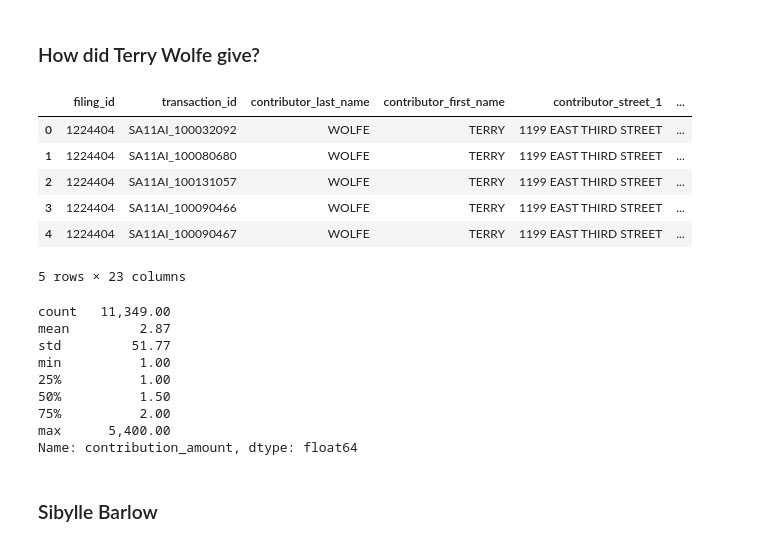
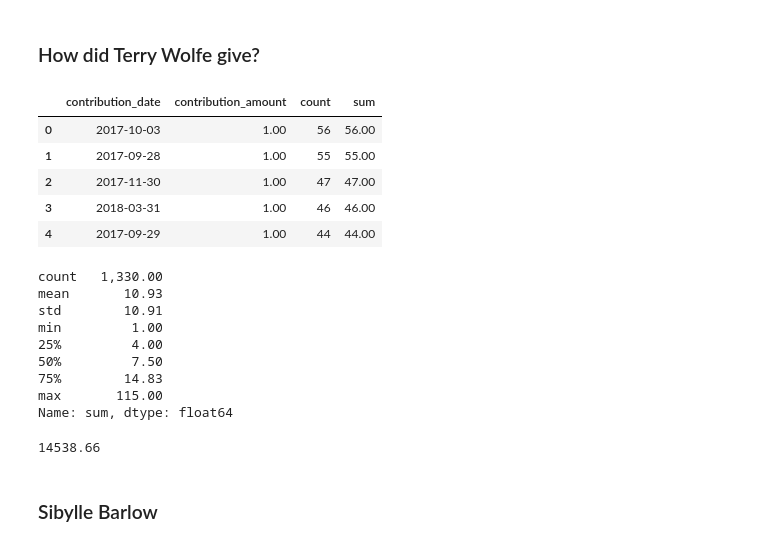
Before and after one commit to PublicI/actblue-analysis, a Jupyter notebook: analysis.ipynb, the cells around one changed output. Drawn from its saved outputs; the diff is of its cells as text; code cells hidden in the pictures.

```diff
--- a/analysis.ipynb
+++ b/analysis.ipynb
@@ -1551,37 +1625,47 @@ Spreadsheet: [actblue_addicts.csv](data/actblue_addicts.csv)
 # %%
 actblue_wolfe = read_or_save(
     'actblue_wolfe',
     lambda: pd.read_sql("""
-    SELECT *
+    SELECT contribution_date,
+           contribution_amount,
+           count(*),
+           sum(contribution_amount)
     FROM actblue_contribs
-    WHERE contributor_first_name = 'TERRY'
-      AND contributor_last_name = 'WOLFE'
-      AND contributor_state = 'WV'
+    WHERE contributor_last_name = 'WOLFE'
+      AND contributor_first_name = 'TERRY'
+      AND cand_office IN ('S',
+                          'H')
       AND extract(YEAR
                   FROM contribution_date) >= 2017
+    GROUP BY contribution_date,
+             contribution_amount
+    ORDER BY count(*) DESC
     """, con=conn)
 )
 actblue_wolfe.head(5)
 # %% [output]
-|  | filing_id | transaction_id | contributor_last_name | contributor_first_name | contributor_street_1 | ... |
-| 0 | 1224404 | SA11AI_100032092 | WOLFE | TERRY | 1199 EAST THIRD STREET | ... |
-| 1 | 1224404 | SA11AI_100080680 | WOLFE | TERRY | 1199 EAST THIRD STREET | ... |
-| 2 | 1224404 | SA11AI_100131057 | WOLFE | TERRY | 1199 EAST THIRD STREET | ... |
-| 3 | 1224404 | SA11AI_100090466 | WOLFE | TERRY | 1199 EAST THIRD STREET | ... |
-| 4 | 1224404 | SA11AI_100090467 | WOLFE | TERRY | 1199 EAST THIRD STREET | ... |
+|  | contribution_date | contribution_amount | count | sum |
+| 0 | 2017-10-03 | 1.00 | 56 | 56.00 |
+| 1 | 2017-09-28 | 1.00 | 55 | 55.00 |
+| 2 | 2017-11-30 | 1.00 | 47 | 47.00 |
+| 3 | 2018-03-31 | 1.00 | 46 | 46.00 |
+| 4 | 2017-09-29 | 1.00 | 44 | 44.00 |
-5 rows × 23 columns
 # %%
-actblue_wolfe['contribution_amount'].describe()
+actblue_wolfe['sum'].describe()
 # %% [output]
-count   11,349.00
-mean         2.87
-std         51.77
-min          1.00
-25%          1.00
-50%          1.50
-75%          2.00
-max      5,400.00
-Name: contribution_amount, dtype: float64
+count   1,330.00
+mean       10.93
+std        10.91
+min         1.00
+25%         4.00
+50%         7.50
+75%        14.83
+max       115.00
+Name: sum, dtype: float64
+# %%
+actblue_wolfe['sum'].sum()
+# %% [output]
+14538.66
 # %% [markdown]
 ### Sibylle Barlow
 # %%
```
Also changed, not shown: parts of 12 cells of this notebook, 7 other files.
